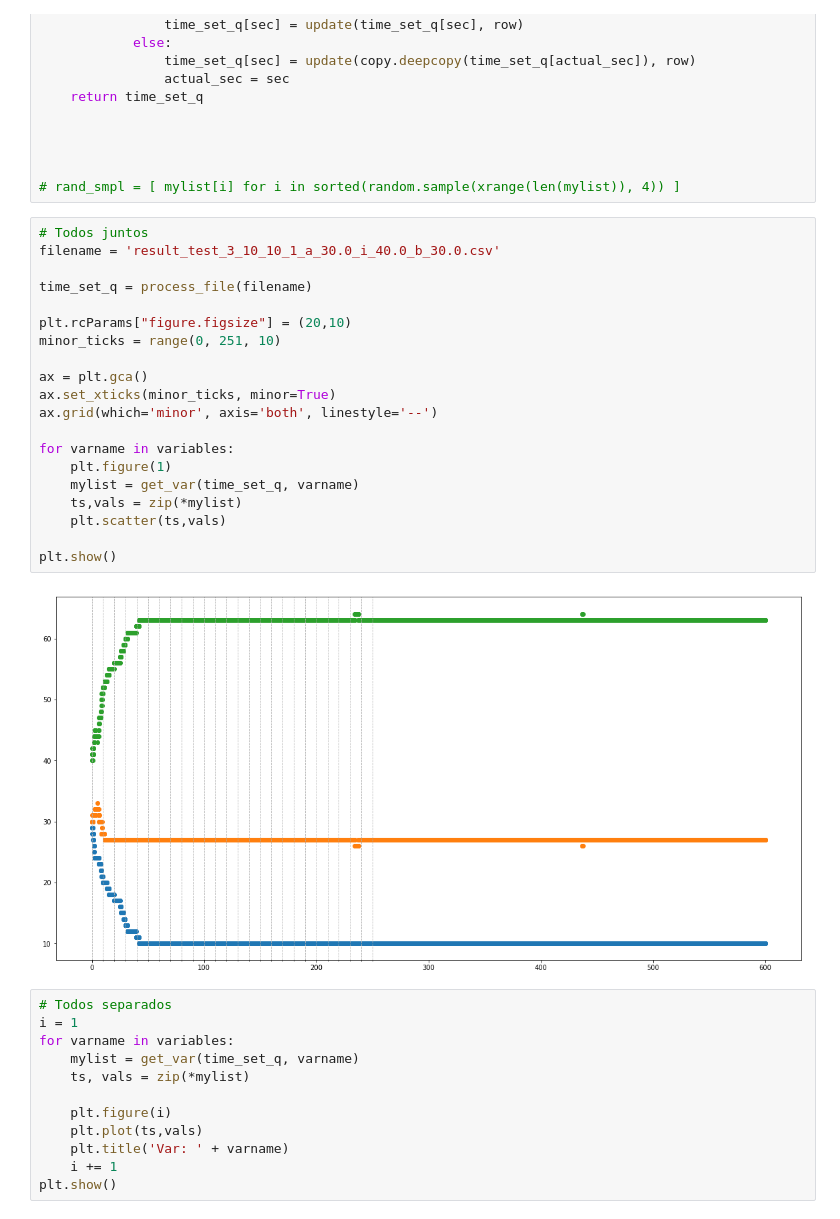
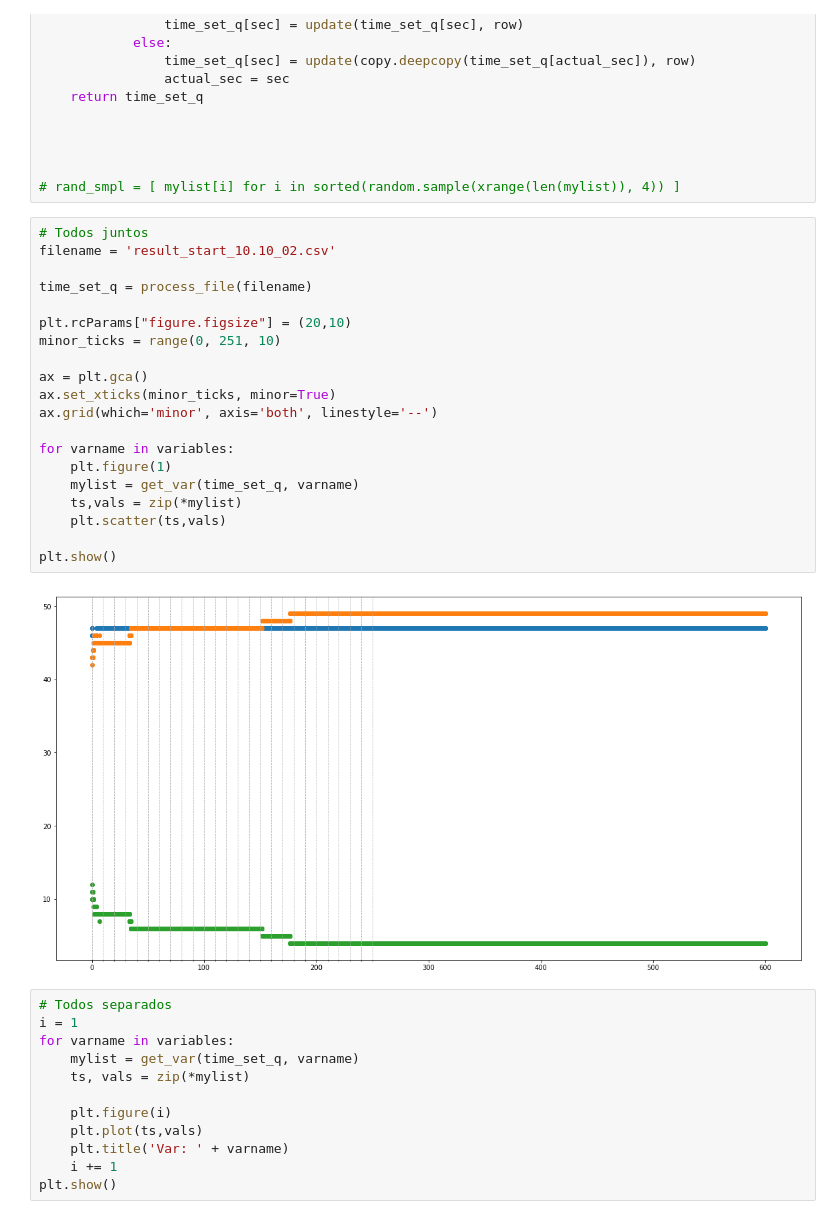
Before and after one commit to dioh/sed_2017_tps, a Jupyter notebook: tpf/experimentacion/tools/visualizar-conjuntos-celds.ipynb, the cells around one changed output. Saved outputs shown, nothing was run; the diff lists cells and outputs as text.

```diff
--- a/tpf/experimentacion/tools/visualizar-conjuntos-celds.ipynb
+++ b/tpf/experimentacion/tools/visualizar-conjuntos-celds.ipynb
@@ -83,26 +83,26 @@ def process_file(filename):
 # rand_smpl = [ mylist[i] for i in sorted(random.sample(xrange(len(mylist)), 4)) ]
 # %%
 # Todos juntos
-filename = 'result_test_3_10_10_1_a_30.0_i_40.0_b_30.0.csv'
+filename = 'result_start_10.10_02.csv'
 
 time_set_q = process_file(filename)
 
 plt.rcParams["figure.figsize"] = (20,10)
 minor_ticks = range(0, 251, 10)
 
 ax = plt.gca()
 ax.set_xticks(minor_ticks, minor=True)
 ax.grid(which='minor', axis='both', linestyle='--')
 
 for varname in variables:
     plt.figure(1)
     mylist = get_var(time_set_q, varname)
     ts,vals = zip(*mylist)
     plt.scatter(ts,vals)
 
 plt.show()
 # %% [output]
-[figure, old version]
+[figure, new version]
 # %%
 # Todos separados
 i = 1
```
Also changed, not shown: parts of 2 cells of this notebook.
